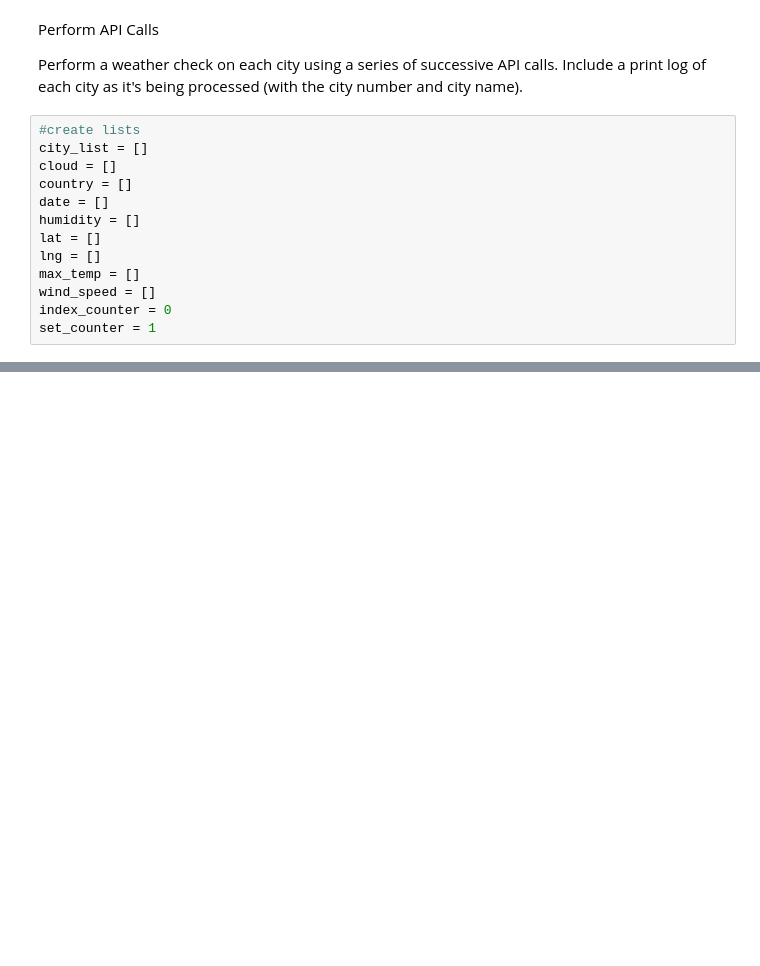
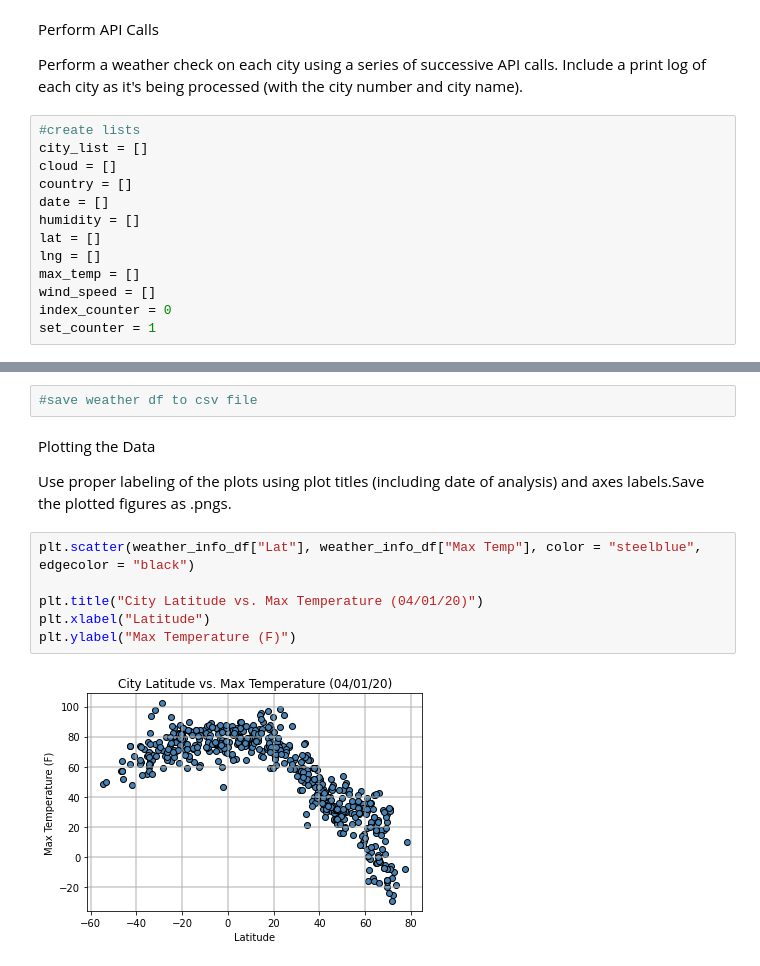
Before and after one commit to KenSikes/python-api-challenge, a Jupyter notebook: WeatherPy/WeatherPy.ipynb, the cells around one changed output, grey strips where cells are left out. Cells and saved outputs as stored; diff of their text form; blank space fills up the shorter version.

Commit message:
finishid plots

```diff
--- a/WeatherPy/WeatherPy.ipynb
+++ b/WeatherPy/WeatherPy.ipynb
@@ -144,0 +144,14 @@ weather_info_df.head()
+# %%
+#save weather df to csv file
+# %% [markdown]
+ Plotting the Data
+
+Use proper labeling of the plots using plot titles (including date of analysis) and axes labels.Save the plotted figures as .pngs.
+# %%
+plt.scatter(weather_info_df["Lat"], weather_info_df["Max Temp"], color = "steelblue", edgecolor = "black")
+
+plt.title("City Latitude vs. Max Temperature (04/01/20)")
+plt.xlabel("Latitude")
+plt.ylabel("Max Temperature (F)")
+# %% [output]
+[figure, added]
```
Also changed, not shown: parts of 27 cells of this notebook.
